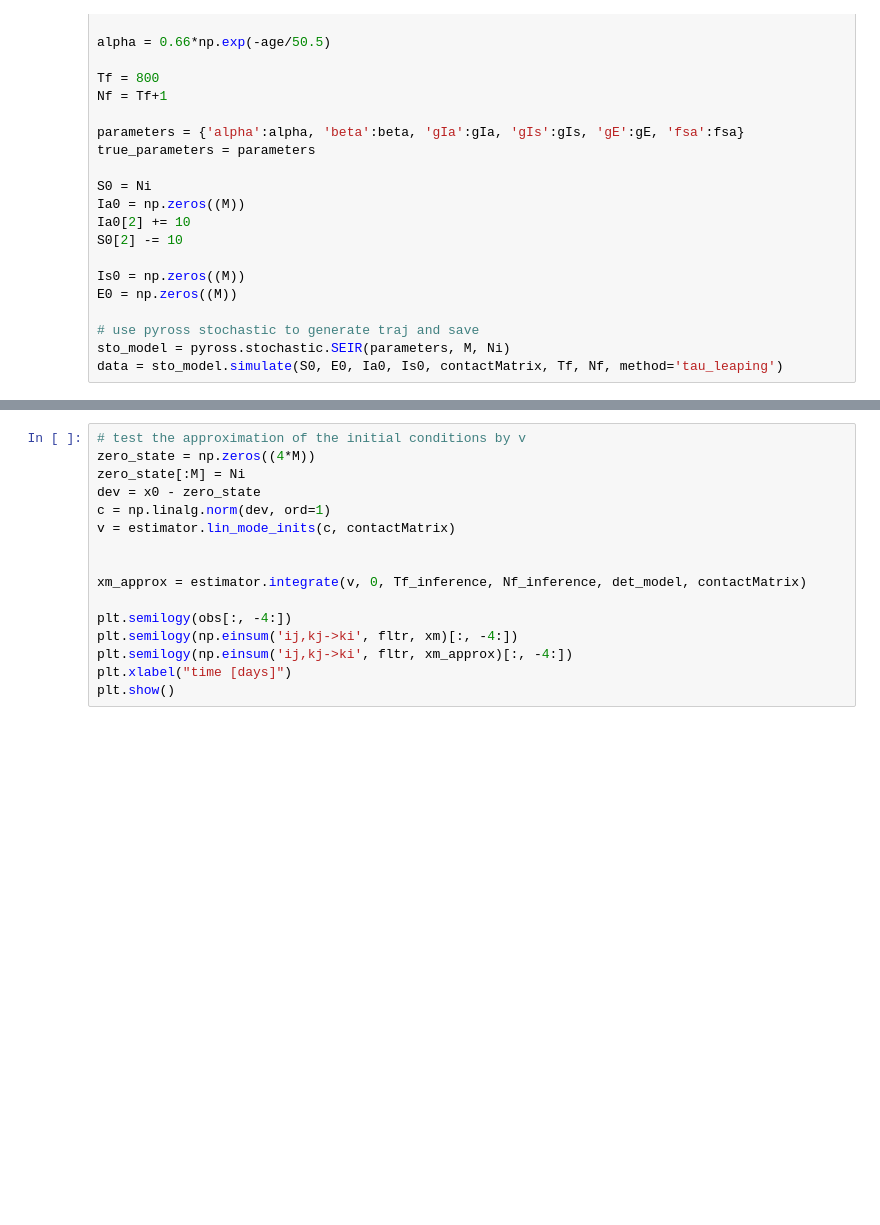
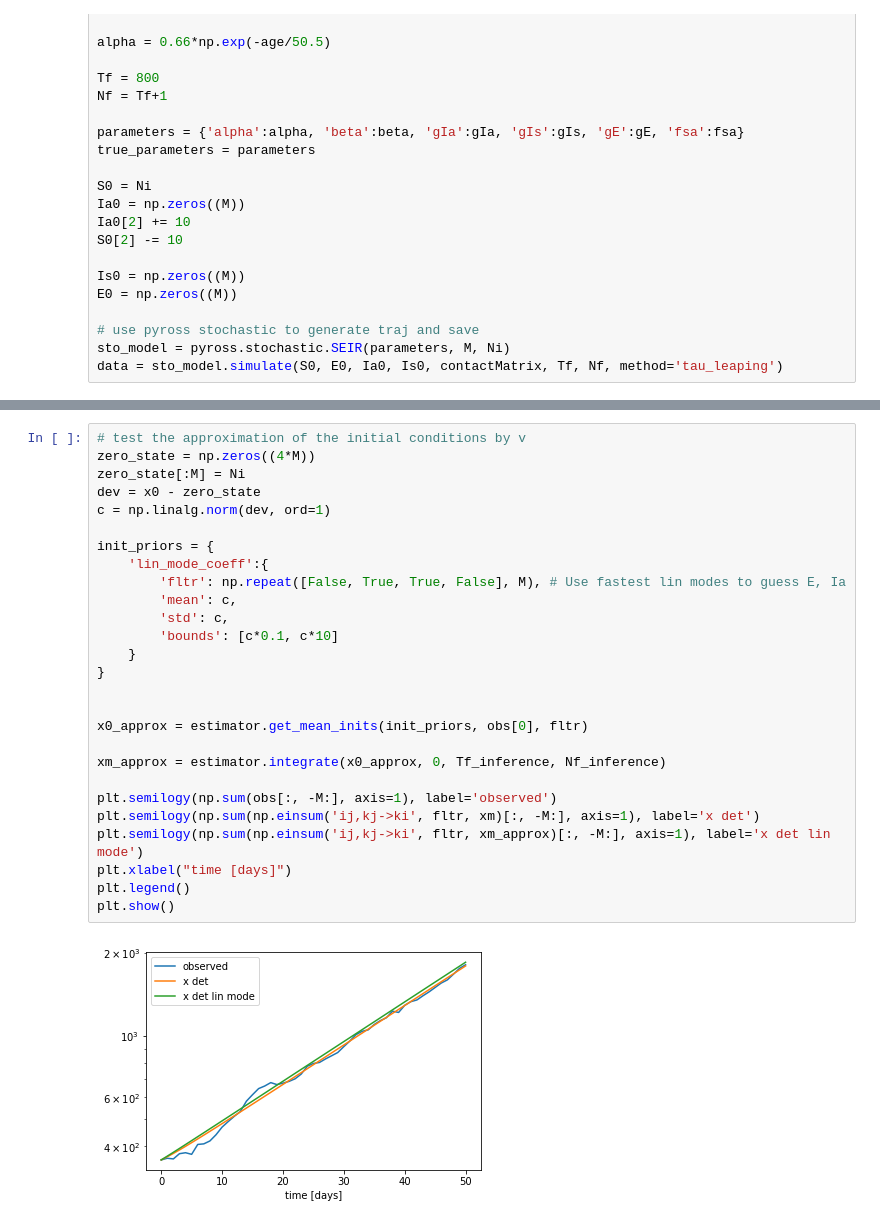
Before and after one commit to rajeshrinet/pyross, a Jupyter notebook: examples/inference/ex-fastest-growing-mode-inference.ipynb, the cells around one changed output, grey strips where cells are left out. Saved outputs shown, nothing was run; the diff lists cells and outputs as text; blank space fills up the shorter version.

```diff
--- a/examples/inference/ex-fastest-growing-mode-inference.ipynb
+++ b/examples/inference/ex-fastest-growing-mode-inference.ipynb
@@ -100,19 +100,32 @@ plt.show()
 # %%
 # test the approximation of the initial conditions by v
 zero_state = np.zeros((4*M))
 zero_state[:M] = Ni
 dev = x0 - zero_state
 c = np.linalg.norm(dev, ord=1)
-v = estimator.lin_mode_inits(c, contactMatrix)
+
+init_priors = {
+    'lin_mode_coeff':{
+        'fltr': np.repeat([False, True, True, False], M), # Use fastest lin modes to guess E, Ia
+        'mean': c,
+        'std': c,
+        'bounds': [c*0.1, c*10]
+    }
+}
 
 
-xm_approx = estimator.integrate(v, 0, Tf_inference, Nf_inference, det_model, contactMatrix)
+x0_approx = estimator.get_mean_inits(init_priors, obs[0], fltr)
 
-plt.semilogy(obs[:, -4:])
-plt.semilogy(np.einsum('ij,kj->ki', fltr, xm)[:, -4:])
-plt.semilogy(np.einsum('ij,kj->ki', fltr, xm_approx)[:, -4:])
+xm_approx = estimator.integrate(x0_approx, 0, Tf_inference, Nf_inference)
+
+plt.semilogy(np.sum(obs[:, -M:], axis=1), label='observed')
+plt.semilogy(np.sum(np.einsum('ij,kj->ki', fltr, xm)[:, -M:], axis=1), label='x det')
+plt.semilogy(np.sum(np.einsum('ij,kj->ki', fltr, xm_approx)[:, -M:], axis=1), label='x det lin mode')
 plt.xlabel("time [days]")
+plt.legend()
 plt.show()
+# %% [output]
+[figure, added]
 # %%
 # compute -log_p for the original (correct) parameters
 start_time = time.time()
```
Also changed, not shown: parts of 7 cells of this notebook.
